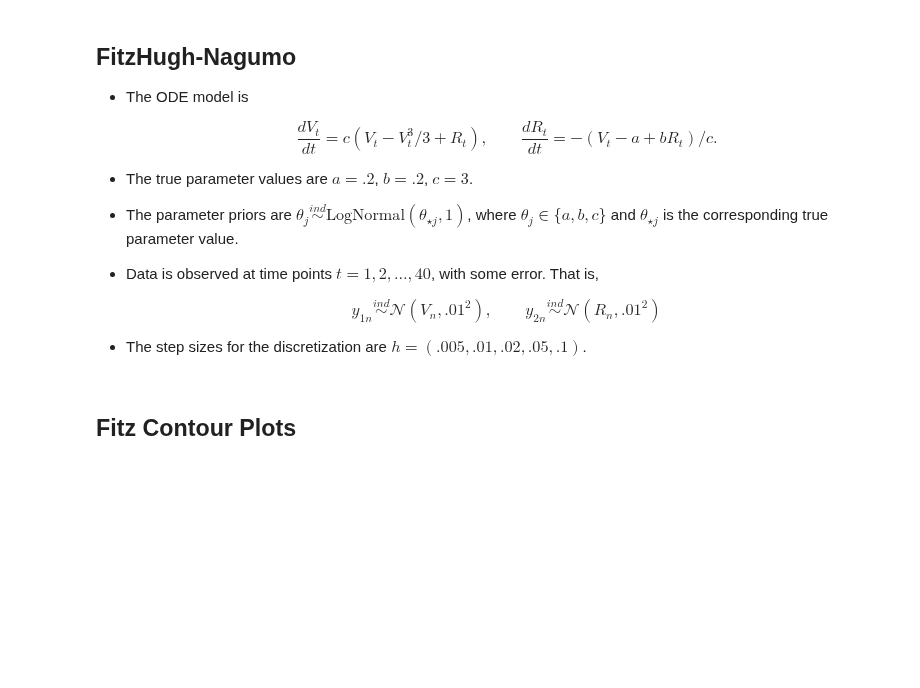
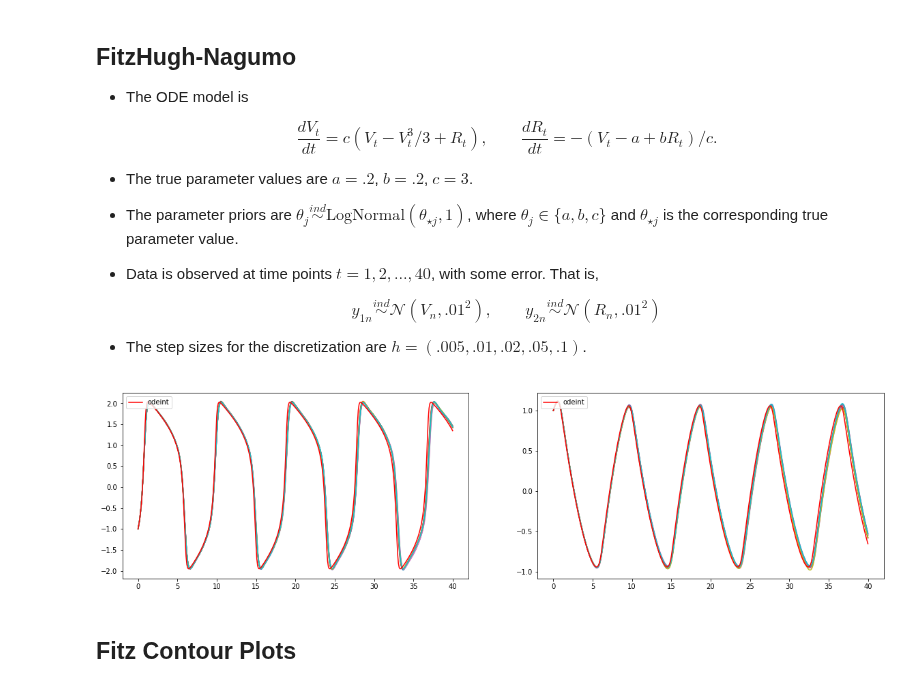
Before and after one commit to mlysy/rodeo-legacy, a Jupyter notebook: cython/KalmanODE.ipynb, the cells around one changed output. Saved outputs shown, nothing was run; the diff lists cells and outputs as text; code cells hidden in the pictures; blank space fills up the shorter version.

```diff
--- a/cython/KalmanODE.ipynb
+++ b/cython/KalmanODE.ipynb
@@ -246,20 +246,22 @@ kalman_fitz_cy2 = %timeit -o -n1 -r1 _=  \
 fitz.mwg(n_samples, Y_t[:, [0, 3]], tmin, tmax, n_eval, w_mat, x0, theta0, theta_true, theta_sd, gamma, tau, sigma, rwsd)
 # %%
 n_runs = 10
-n_eval = 800
+n_eval = 400
 kfitz_Xt = np.zeros((n_runs, n_eval+1, 2))
 fitz = Fitz(n_state1, n_state2, n_state, n_meas)
 fig, axs = plt.subplots(1, 2, figsize=(20, 5))
 tseq = np.linspace(tmin, tmax, n_eval+1)
 ofitz_Xt = odeint(fitz0, [-1, 1], tseq, args=(theta_true,))
 for i in range(10):
-    _, X_t = fitz.simulate(tmin, tmax, n_eval, x0, theta_true, tau, sigma, w_mat, gamma, .1)
+    _, X_t = fitz.simulate(tmin, tmax, n_eval, x0, theta_true, tau, sigma, w_mat, gamma, 1)
     kfitz_Xt[i] = X_t[:, [0, 3]]
     for j in range(2):
         axs[j].plot(tseq, kfitz_Xt[i, :, j])
 for i in range(2):
     axs[i].plot(tseq, ofitz_Xt[:, i], color='r', label='odeint')
     axs[i].legend(loc='upper left')
+# %% [output]
+[figure, added]
 # %% [markdown]
 ## Fitz Contour Plots
 # %%
```
Also changed, not shown: parts of 5 cells of this notebook, 7 other files.
